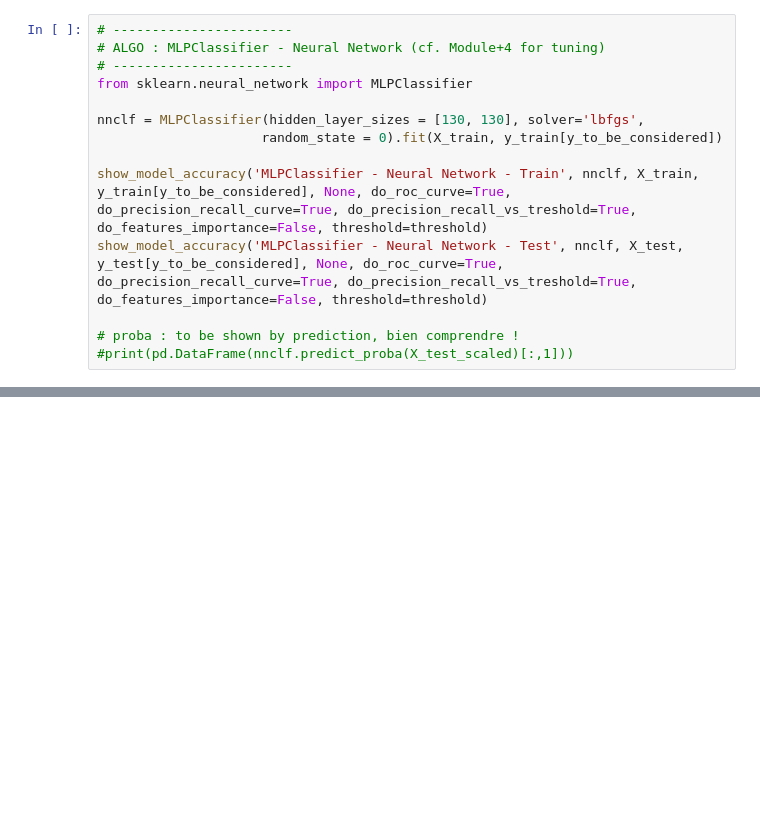
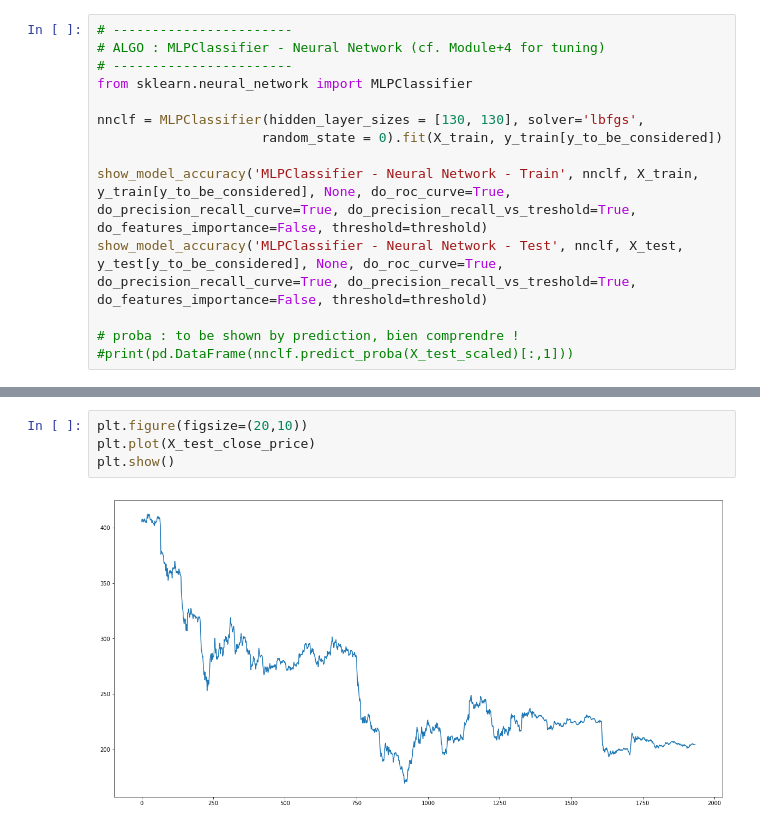
Before and after one commit to cysacenda/algocryptos, a Jupyter notebook: notebooks/ML/algocryptos_global.ipynb, the cells around one changed output, grey strips where cells are left out. Drawn from its saved outputs; the diff is of its cells as text; blank space fills up the shorter version.

```diff
--- a/notebooks/ML/algocryptos_global.ipynb
+++ b/notebooks/ML/algocryptos_global.ipynb
@@ -291,0 +322,6 @@ show_model_accuracy('MLPClassifier - Neural Network - Test', nnclf, X_test, y_te
+# %%
+plt.figure(figsize=(20,10))
+plt.plot(X_test_close_price)
+plt.show()
+# %% [output]
+[figure, added]
```
Also changed, not shown: parts of 7 cells of this notebook, 3 other files.
